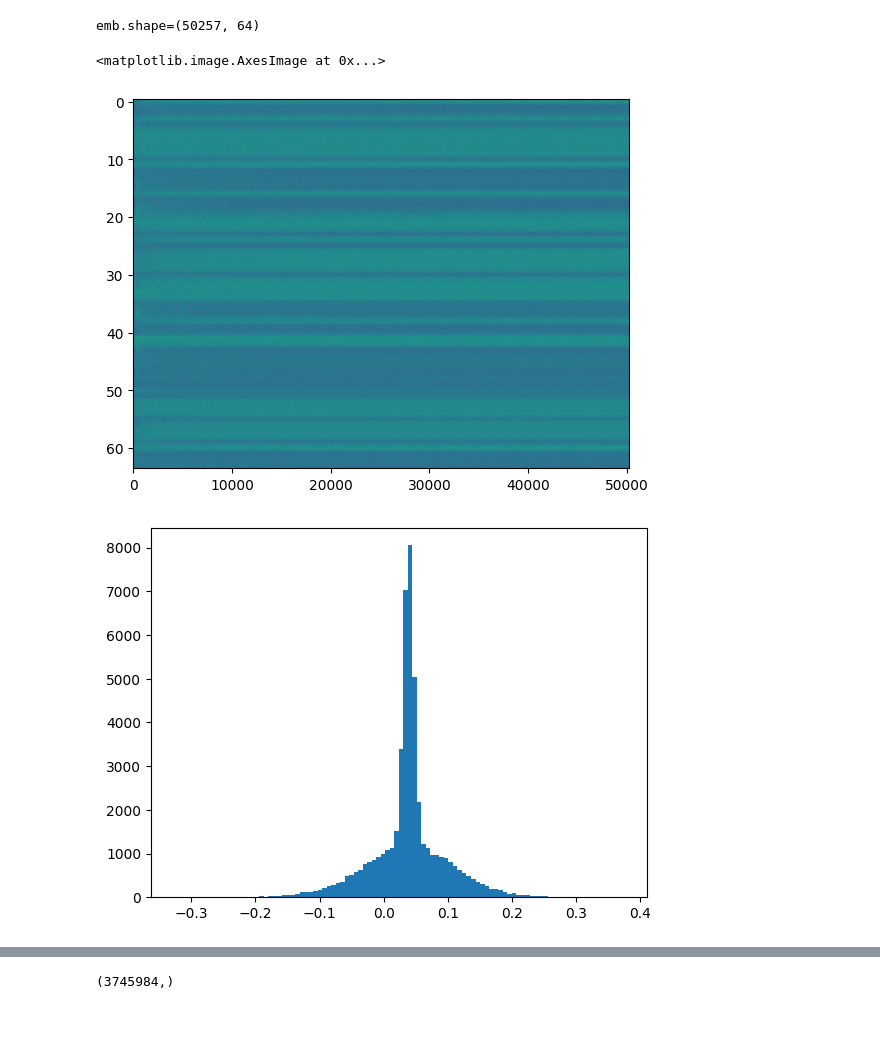
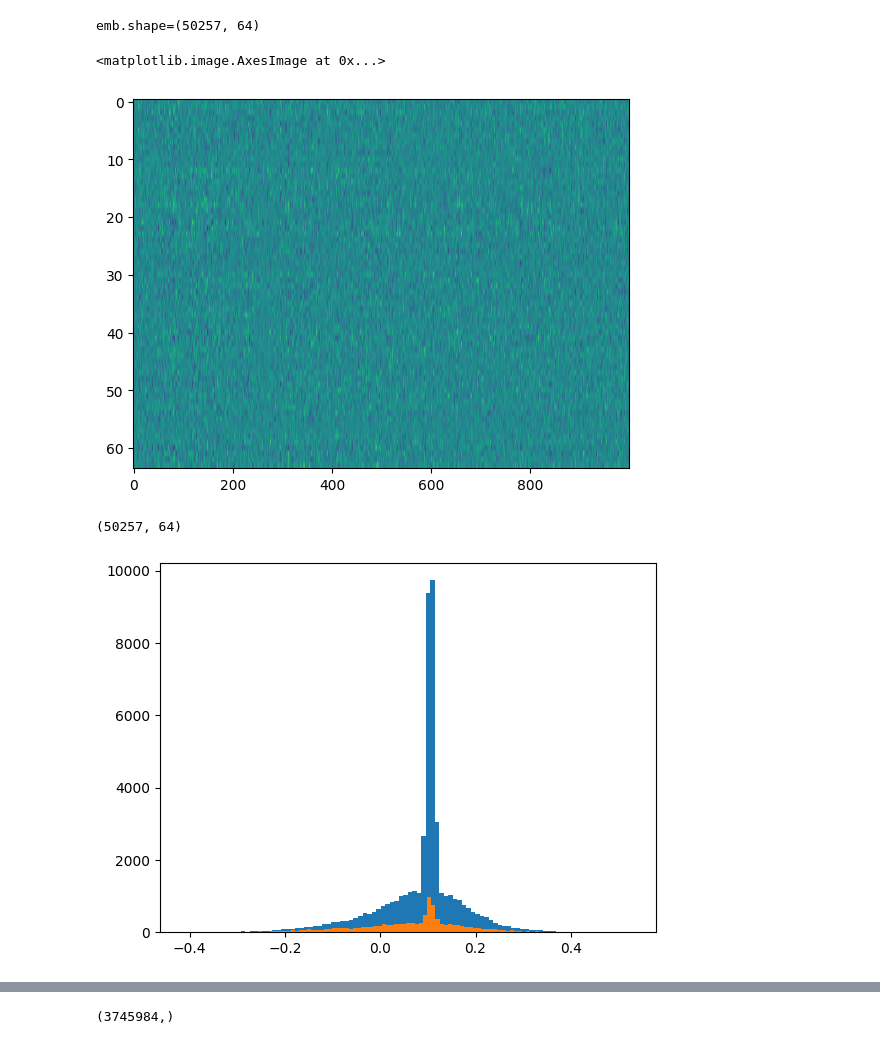
Before and after one commit to EleutherAI/basin-volume, a Jupyter notebook: notebooks/tiny_stories.ipynb, the cells around one changed output, grey strips where cells are left out. Drawn from its saved outputs; the diff is of its cells as text; code cells hidden in the pictures.

```diff
--- a/notebooks/tiny_stories.ipynb
+++ b/notebooks/tiny_stories.ipynb
@@ -42,13 +227,19 @@ Some weights of the model checkpoint at roneneldan/TinyStories-1M were not used
 # %%
 emb = model.params['transformer']['wte']['embedding']
 print(f"{emb.shape=}")
-plt.imshow(emb.T, aspect='auto')
+plt.imshow((emb.T - emb.T.mean(axis=1).reshape(-1, 1))[:, 9500:10500], aspect='auto')
 # %% [output]
 emb.shape=(50257, 64)
 <matplotlib.image.AxesImage at 0x...>
-[figure, old version]
+[figure, new version]
+# %%
+emb.shape
+# %% [output]
+(50257, 64)
 # %%
-plt.hist(emb[:, 20], bins=100)
+dim = 60
+plt.hist(emb[:, dim], bins=100)
+plt.hist(emb[:10_000, dim], bins=100)
 plt.show()
 # %% [output]
-[figure, old version]
+[figure, new version]
```
Also changed, not shown: parts of 30 cells of this notebook, 1 other file.
